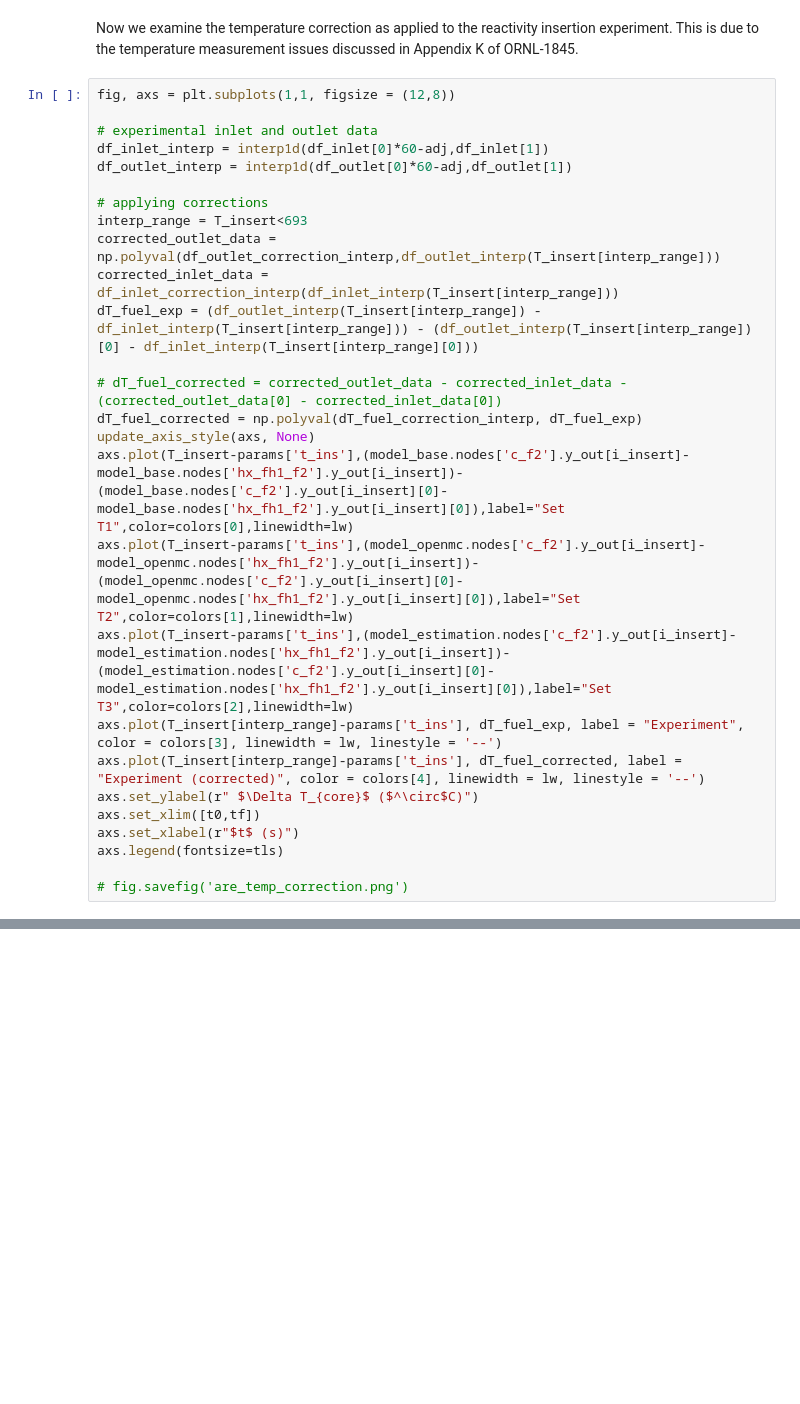
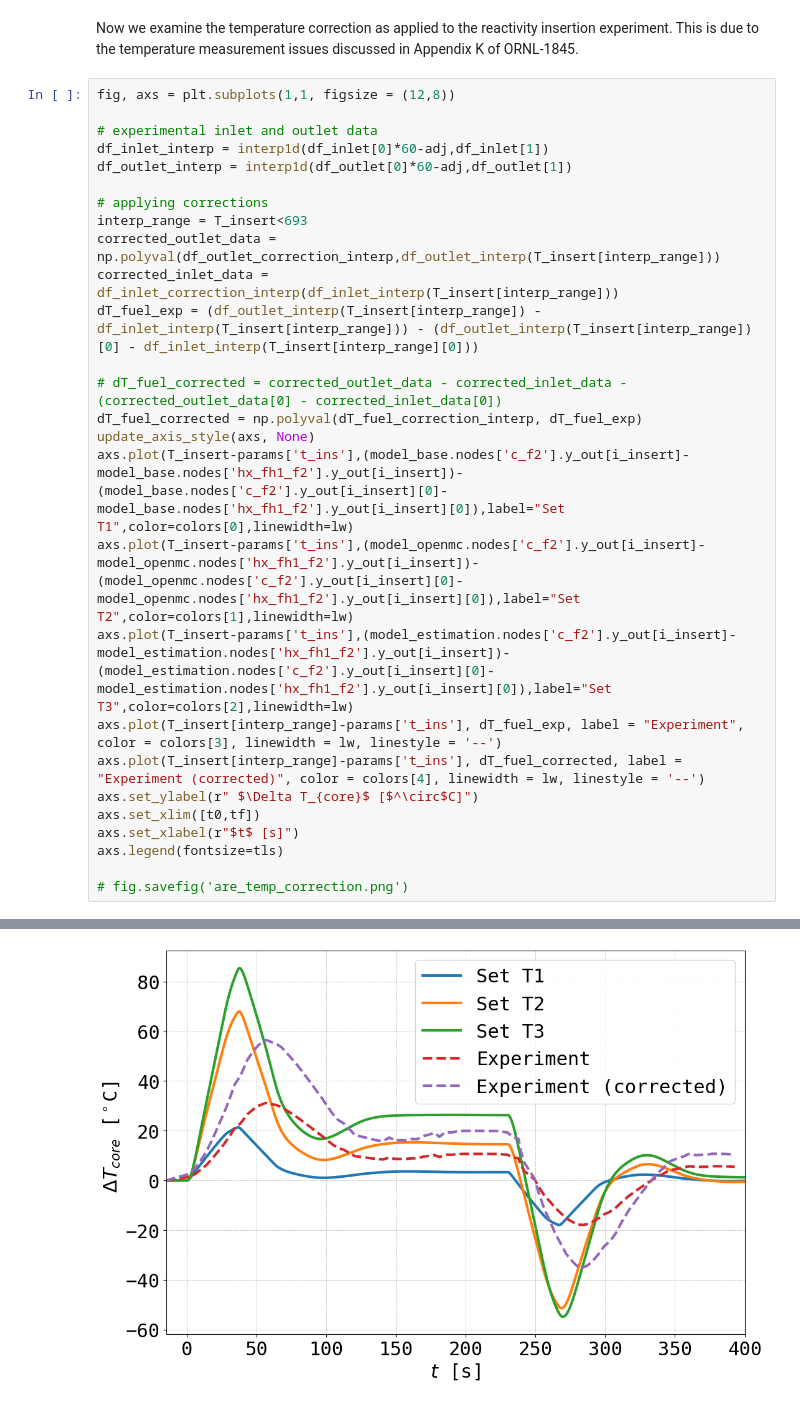
Before and after one commit to LukeLabrie/2025_ARE_paper, a Jupyter notebook: transient.ipynb, the cells around one changed output, grey strips where cells are left out. Drawn from its saved outputs; the diff is of its cells as text; blank space fills up the shorter version.

```diff
--- a/transient.ipynb
+++ b/transient.ipynb
@@ -200,9 +218,10 @@ axs.plot(T_insert-params['t_ins'],(model_openmc.nodes['c_f2'].y_out[i_insert]-mo
 axs.plot(T_insert-params['t_ins'],(model_estimation.nodes['c_f2'].y_out[i_insert]-model_estimation.nodes['hx_fh1_f2'].y_out[i_insert])-(model_estimation.nodes['c_f2'].y_out[i_insert][0]-model_estimation.nodes['hx_fh1_f2'].y_out[i_insert][0]),label="Set T3",color=colors[2],linewidth=lw)
 axs.plot(T_insert[interp_range]-params['t_ins'], dT_fuel_exp, label = "Experiment", color = colors[3], linewidth = lw, linestyle = '--')
 axs.plot(T_insert[interp_range]-params['t_ins'], dT_fuel_corrected, label = "Experiment (corrected)", color = colors[4], linewidth = lw, linestyle = '--')
-axs.set_ylabel(r" $\Delta T_{core}$ ($^\circ$C)")
+axs.set_ylabel(r" $\Delta T_{core}$ [$^\circ$C]")
 axs.set_xlim([t0,tf])
-axs.set_xlabel(r"$t$ (s)")
+axs.set_xlabel(r"$t$ [s]")
 axs.legend(fontsize=tls)
 
 # fig.savefig('are_temp_correction.png')
+# %% [output]
@@ -208,0 +229 @@ axs.legend(fontsize=tls)
+[figure, added]
```
Also changed, not shown: parts of 3 cells of this notebook.
